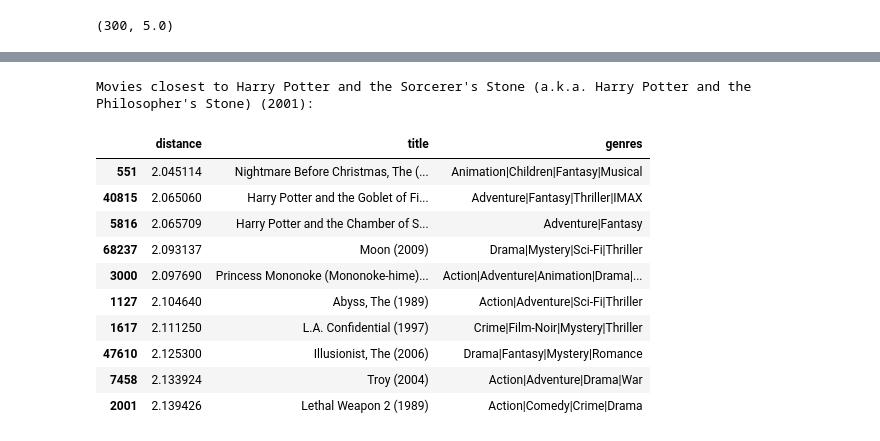
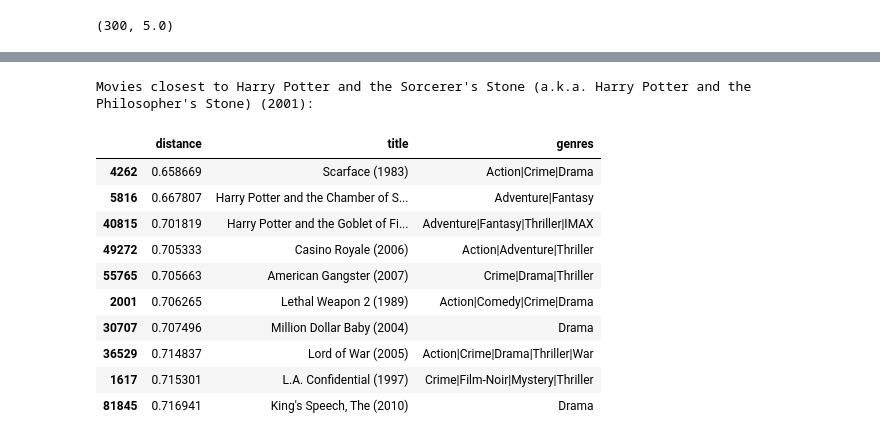
Before and after one commit to SomilB/Data-Science-Intensive---Capstone-Project, a Jupyter notebook: Final Collaborative Filtering Model.ipynb, the cells around one changed output, grey strips where cells are left out. Drawn from its saved outputs; the diff is of its cells as text; code cells hidden in the pictures.

```diff
--- a/Final Collaborative Filtering Model.ipynb
+++ b/Final Collaborative Filtering Model.ipynb
@@ -44,7 +44,7 @@ n = int(len(train)/k) #Establishing size of each fold (except last) for k-fold c
 ind = r_piv.index #Storing movieId index for future use
 col = r_piv.columns #Storing userId column names fof future use
 nmovies, nusers = r_piv.shape #Store dimensions of the data
-mu = r_piv.mean(axis = 1) #Store average rating per movie: used in mean normalization
+mu = trainm.mean(axis = 1) #Store average rating per movie: used in mean normalization and RMSE calculations
 # %%
 #Ensuring that all k attempts at k-fold validation will use matrices with matching dimensions
 dim_check = False
@@ -206,7 +206,7 @@ for num in range(0,5): #Due to random initializations leading to local minima, w
     Predictions = pd.DataFrame(data = np.dot(X,np.transpose(Theta)),index = ind, columns = col) #Generate normalized rating predictions: dot product of movie and user features
     Predictions = Predictions.add(mu,axis = 0) #Add back mean to undo mean normalization
 
-    n_obs= len(testm)
+    n_obs= len(test)
     RMSE_avg = math.sqrt(np.sum(np.sum((testm.subtract(mu,axis = 0))**2))/n_obs) #RMSE of comparison model - give each user the movie's average rating
     RMSE_alg = math.sqrt(np.sum(np.sum((Predictions - testm)**2))/n_obs) #RMSE of currently trained model
     red = (RMSE_avg - RMSE_alg)/RMSE_avg*100 #% reduction in RMSE for this trial
@@ -258,20 +315,22 @@ d = d.set_index(['movieId1','movieId2'])
 d = d[d.distance != 0] #Removes pairing that contains 2 instances of the same movie
 # %%
 d_mov = 4896 #movieId from example (Harry Potter and the Philosopher's Stone)
-closest = d.loc[d_mov].sort_values('distance').head(10) #Find 10 'nearest' movies, only contains movieId
+closest = d.loc[d_mov].sort_values('distance') #Find 10 'nearest' movies, only contains movieId
+closest = pd.merge(closest,movies,left_index = True, right_index = True).sort_values('distance') #Add title to make the recommendation clearer
+closest.distance = closest.distance/closest.distance.max(axis = 0) #reduces range of existing distances to from 0 to 1 for easier understanding of weights applied to other scores
+
 print("Movies closest to %s:" %movies.loc[d_mov].title)
-closest = pd.merge(closest,movies,left_index = True, right_index = True).sort_values('distance') #Add title to make the recommendation clearer
-closest
+closest.head(10)
 # %% [output]
 Movies closest to Harry Potter and the Sorcerer's Stone (a.k.a. Harry Potter and the Philosopher's Stone) (2001):
 |  | distance | title | genres |
-| 551 | 2.045114 | Nightmare Before Christmas, The (... | Animation|Children|Fantasy|Musical |
-| 40815 | 2.065060 | Harry Potter and the Goblet of Fi... | Adventure|Fantasy|Thriller|IMAX |
-| 5816 | 2.065709 | Harry Potter and the Chamber of S... | Adventure|Fantasy |
-| 68237 | 2.093137 | Moon (2009) | Drama|Mystery|Sci-Fi|Thriller |
-| 3000 | 2.097690 | Princess Mononoke (Mononoke-hime)... | Action|Adventure|Animation|Drama|... |
-| 1127 | 2.104640 | Abyss, The (1989) | Action|Adventure|Sci-Fi|Thriller |
-| 1617 | 2.111250 | L.A. Confidential (1997) | Crime|Film-Noir|Mystery|Thriller |
-| 47610 | 2.125300 | Illusionist, The (2006) | Drama|Fantasy|Mystery|Romance |
-| 7458 | 2.133924 | Troy (2004) | Action|Adventure|Drama|War |
-| 2001 | 2.139426 | Lethal Weapon 2 (1989) | Action|Comedy|Crime|Drama |
+| 4262 | 0.658669 | Scarface (1983) | Action|Crime|Drama |
+| 5816 | 0.667807 | Harry Potter and the Chamber of S... | Adventure|Fantasy |
+| 40815 | 0.701819 | Harry Potter and the Goblet of Fi... | Adventure|Fantasy|Thriller|IMAX |
+| 49272 | 0.705333 | Casino Royale (2006) | Action|Adventure|Thriller |
+| 55765 | 0.705663 | American Gangster (2007) | Crime|Drama|Thriller |
+| 2001 | 0.706265 | Lethal Weapon 2 (1989) | Action|Comedy|Crime|Drama |
+| 30707 | 0.707496 | Million Dollar Baby (2004) | Drama |
+| 36529 | 0.714837 | Lord of War (2005) | Action|Crime|Drama|Thriller|War |
+| 1617 | 0.715301 | L.A. Confidential (1997) | Crime|Film-Noir|Mystery|Thriller |
+| 81845 | 0.716941 | King's Speech, The (2010) | Drama |
```
Also changed, not shown: parts of 15 cells of this notebook, 1 other file.
